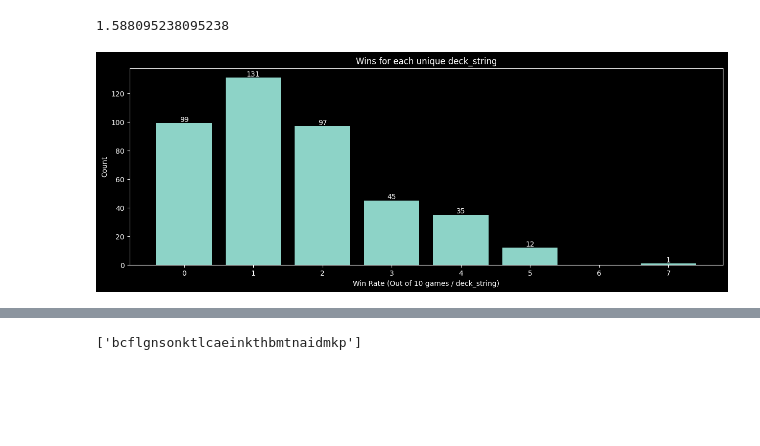
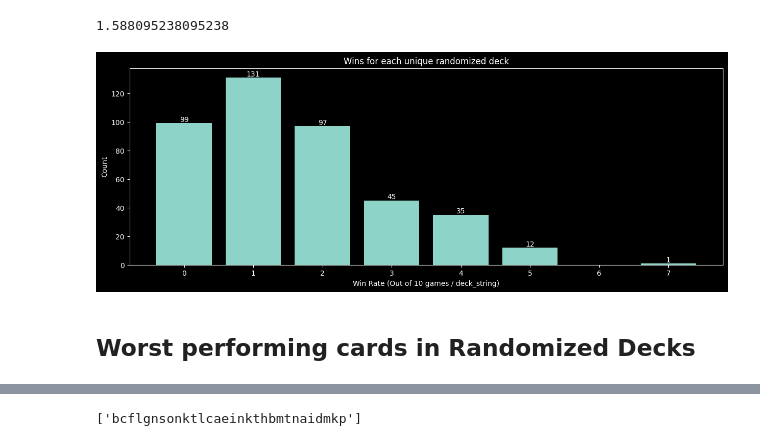
Before and after one commit to wlinds/card_wars, a Jupyter notebook: viz.ipynb, the cells around one changed output, grey strips where cells are left out. Cells and saved outputs as stored; diff of their text form; code cells hidden in the pictures; blank space fills up the shorter version.

```diff
--- a/viz.ipynb
+++ b/viz.ipynb
@@ -43,4 +47,2 @@ plt.show()
 # %%
-deck_uid_win_rate_5 = df[df['win_rate'] >= 7]['deck_uid'].tolist()
-
-deck_uid_win_rate_5
+deck_uid_win_rate_5 = df[df['win_rate'] >= 5]['deck_uid'].tolist()
@@ -141,16 +104,18 @@ df["win_rate"].mean() # This should be much lower
 # %%
 df = df.sort_values(by="win_rate")
 grouped_df = df.groupby('win_rate').size().reset_index(name='count')
 
 plt.figure(figsize=(15, 5))
 bars = plt.bar(grouped_df['win_rate'], grouped_df['count'])
 
 for bar, count in zip(bars, grouped_df['count']):
     plt.text(bar.get_x() + bar.get_width() / 2, bar.get_height(), count, ha='center', va='bottom')
 
+plt.title('Wins for each unique randomized deck')
 plt.xlabel('Win Rate (Out of 10 games / deck_string)')
 plt.ylabel('Count')
-plt.title('Wins for each unique deck_string')
 plt.show()
 # %% [output]
-[figure, old version]
+[figure, new version]
+# %% [markdown]
+## Worst performing cards in Randomized Decks
```
Also changed, not shown: parts of 18 cells of this notebook.
